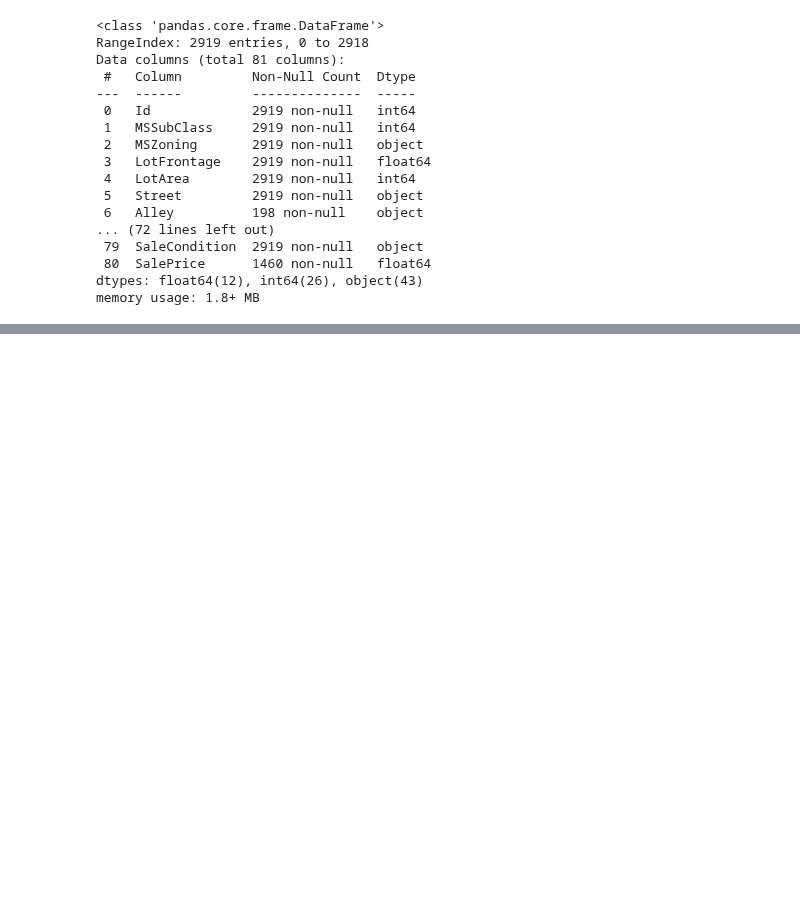
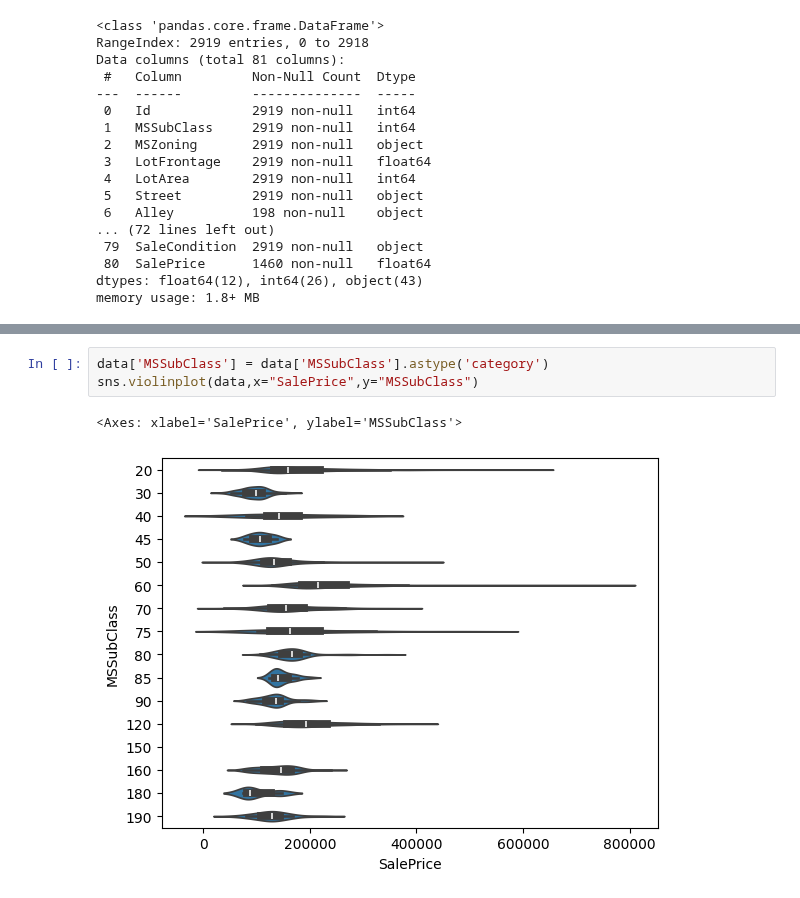
Before and after one commit to LoneCoder21/Kaggle-Notebooks, a Jupyter notebook: Regression/House Prices/property_prices.ipynb, the cells around one changed output, grey strips where cells are left out. Saved outputs shown, nothing was run; the diff lists cells and outputs as text; blank space fills up the shorter version.

```diff
--- a/Regression/House Prices/property_prices.ipynb
+++ b/Regression/House Prices/property_prices.ipynb
@@ -232,0 +238,6 @@ memory usage: 1.8+ MB
+# %%
+data['MSSubClass'] = data['MSSubClass'].astype('category')
+sns.violinplot(data,x="SalePrice",y="MSSubClass")
+# %% [output]
+<Axes: xlabel='SalePrice', ylabel='MSSubClass'>
+[figure, added]
```
Also changed, not shown: parts of 2 cells of this notebook.
